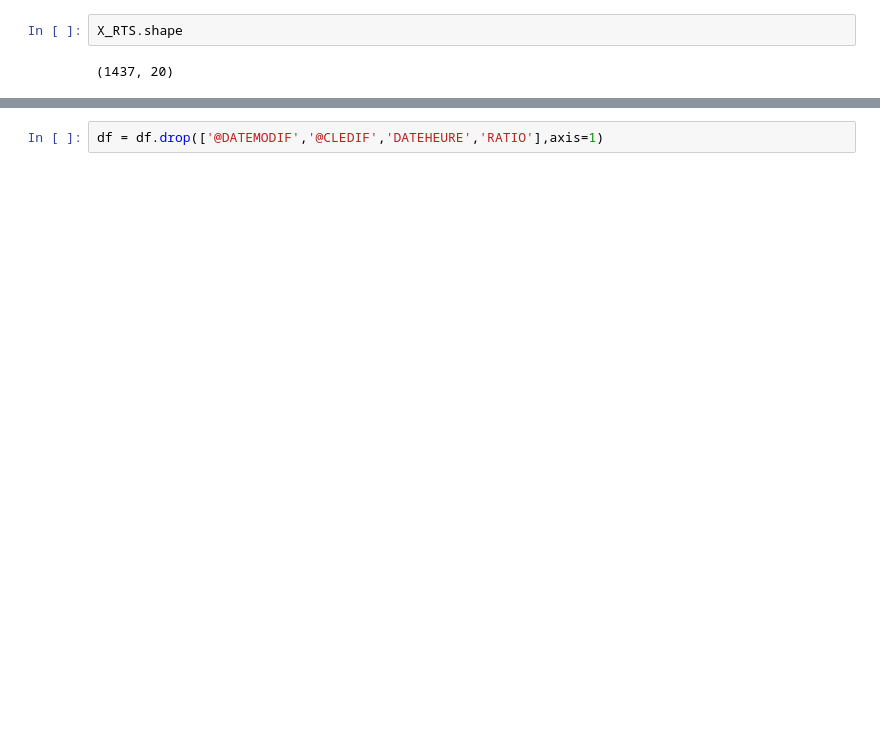
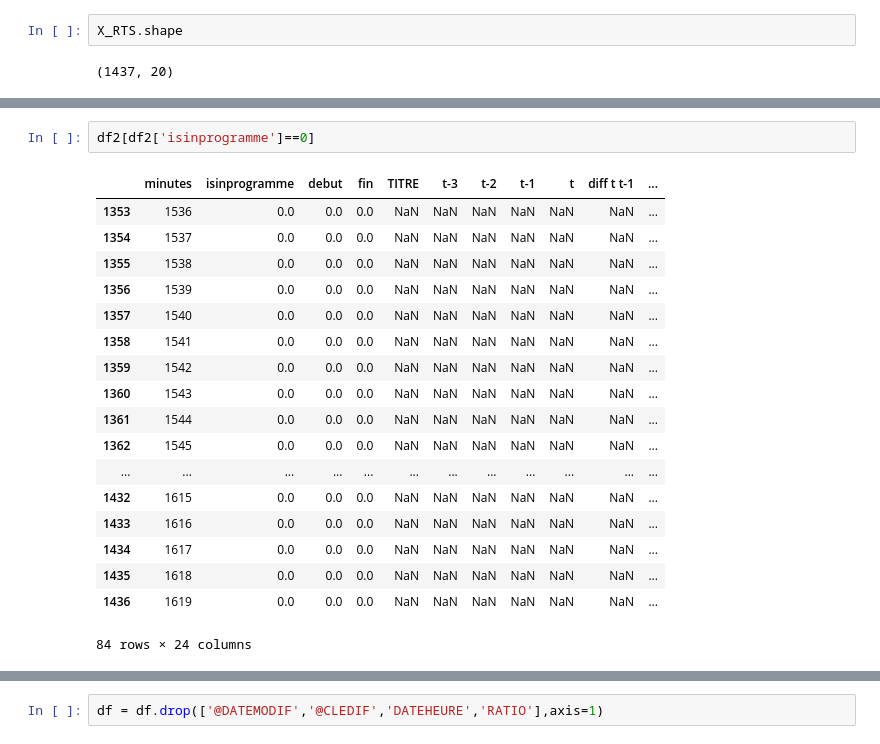
Before and after one commit to Frayal/Stage, a Jupyter notebook: historique/merge.ipynb, the cells around one changed output, grey strips where cells are left out. Saved outputs shown, nothing was run; the diff lists cells and outputs as text; blank space fills up the shorter version.

```diff
--- a/historique/merge.ipynb
+++ b/historique/merge.ipynb
@@ -97,3 +100,24 @@ df = pd.merge(df, X_RTS, on='minutes', how='left')
+# %%
+df2[df2['isinprogramme']==0]
+# %% [output]
+|  | minutes | isinprogramme | debut | fin | TITRE | t-3 | t-2 | t-1 | t | diff t t-1 | ... |
+| 1353 | 1536 | 0.0 | 0.0 | 0.0 | NaN | NaN | NaN | NaN | NaN | NaN | ... |
+| 1354 | 1537 | 0.0 | 0.0 | 0.0 | NaN | NaN | NaN | NaN | NaN | NaN | ... |
+| 1355 | 1538 | 0.0 | 0.0 | 0.0 | NaN | NaN | NaN | NaN | NaN | NaN | ... |
+| 1356 | 1539 | 0.0 | 0.0 | 0.0 | NaN | NaN | NaN | NaN | NaN | NaN | ... |
+| 1357 | 1540 | 0.0 | 0.0 | 0.0 | NaN | NaN | NaN | NaN | NaN | NaN | ... |
+| 1358 | 1541 | 0.0 | 0.0 | 0.0 | NaN | NaN | NaN | NaN | NaN | NaN | ... |
+| 1359 | 1542 | 0.0 | 0.0 | 0.0 | NaN | NaN | NaN | NaN | NaN | NaN | ... |
+| 1360 | 1543 | 0.0 | 0.0 | 0.0 | NaN | NaN | NaN | NaN | NaN | NaN | ... |
+| 1361 | 1544 | 0.0 | 0.0 | 0.0 | NaN | NaN | NaN | NaN | NaN | NaN | ... |
+| 1362 | 1545 | 0.0 | 0.0 | 0.0 | NaN | NaN | NaN | NaN | NaN | NaN | ... |
+| ... | ... | ... | ... | ... | ... | ... | ... | ... | ... | ... | ... |
+| 1432 | 1615 | 0.0 | 0.0 | 0.0 | NaN | NaN | NaN | NaN | NaN | NaN | ... |
+| 1433 | 1616 | 0.0 | 0.0 | 0.0 | NaN | NaN | NaN | NaN | NaN | NaN | ... |
+| 1434 | 1617 | 0.0 | 0.0 | 0.0 | NaN | NaN | NaN | NaN | NaN | NaN | ... |
+| 1435 | 1618 | 0.0 | 0.0 | 0.0 | NaN | NaN | NaN | NaN | NaN | NaN | ... |
+| 1436 | 1619 | 0.0 | 0.0 | 0.0 | NaN | NaN | NaN | NaN | NaN | NaN | ... |
+84 rows × 24 columns
 # %%
 print(df.shape)
 df.head()
```
Also changed, not shown: parts of 13 cells of this notebook, 2 other files.
